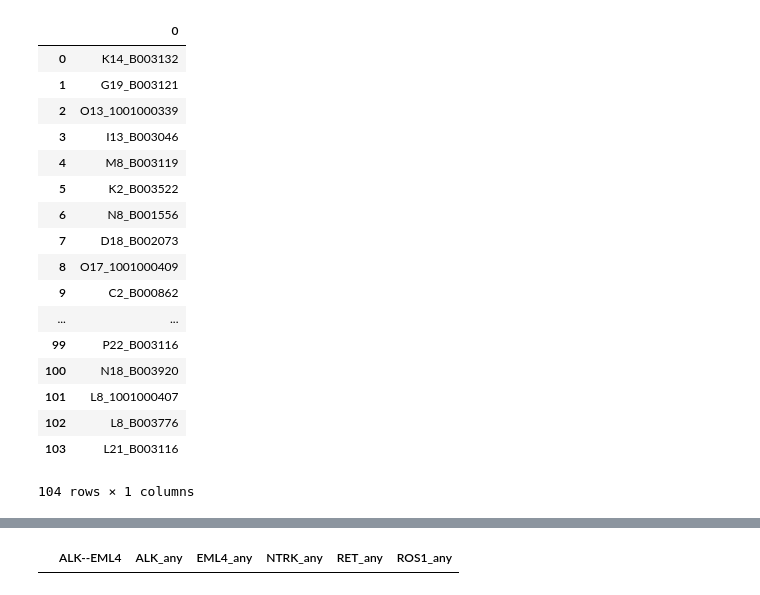
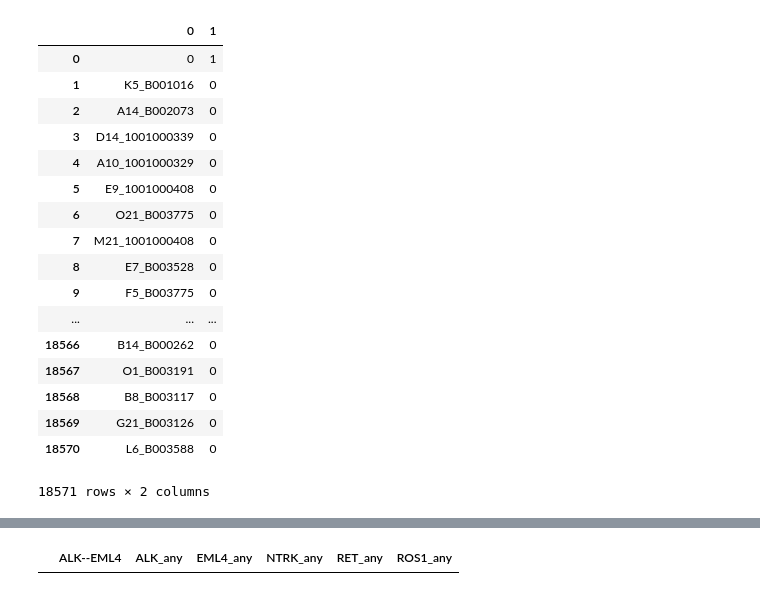
Before and after one commit to czbiohub/fusion_detection_pipeline, a Jupyter notebook: fusionSearch/fusions_x_patient_notebook.ipynb, the cells around one changed output, grey strips where cells are left out. Drawn from its saved outputs; the diff is of its cells as text; code cells hidden in the pictures.

```diff
--- a/fusionSearch/fusions_x_patient_notebook.ipynb
+++ b/fusionSearch/fusions_x_patient_notebook.ipynb
@@ -1,24 +1,24 @@
 # %%
 import pandas as pd
 # %%
-ALK_any = pd.read_csv('./out/ALK.any.out.txt', header=None)
+ALK_any = pd.read_csv('./out/ALK.query.out.csv', header=None)
 ALK_any
 # %% [output]
-|  | 0 |
-| 0 | K14_B003132 |
-| 1 | G19_B003121 |
-| 2 | O13_1001000339 |
-| 3 | I13_B003046 |
-| 4 | M8_B003119 |
-| 5 | K2_B003522 |
-| 6 | N8_B001556 |
-| 7 | D18_B002073 |
-| 8 | O17_1001000409 |
-| 9 | C2_B000862 |
-| ... | ... |
-| 99 | P22_B003116 |
-| 100 | N18_B003920 |
-| 101 | L8_1001000407 |
-| 102 | L8_B003776 |
-| 103 | L21_B003116 |
+|  | 0 | 1 |
+| 0 | 0 | 1 |
+| 1 | K5_B001016 | 0 |
+| 2 | A14_B002073 | 0 |
+| 3 | D14_1001000339 | 0 |
+| 4 | A10_1001000329 | 0 |
+| 5 | E9_1001000408 | 0 |
+| 6 | O21_B003775 | 0 |
+| 7 | M21_1001000408 | 0 |
+| 8 | E7_B003528 | 0 |
+| 9 | F5_B003775 | 0 |
+| ... | ... | ... |
+| 18566 | B14_B000262 | 0 |
+| 18567 | O1_B003191 | 0 |
+| 18568 | B8_B003117 | 0 |
+| 18569 | G21_B003126 | 0 |
+| 18570 | L6_B003588 | 0 |
-104 rows × 1 columns
+18571 rows × 2 columns
```
Also changed, not shown: parts of 16 cells of this notebook, 1 other file.
